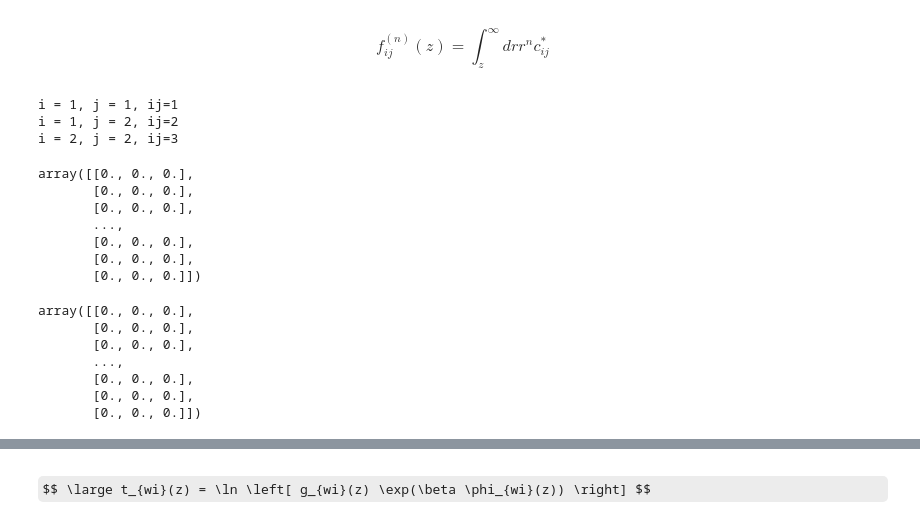
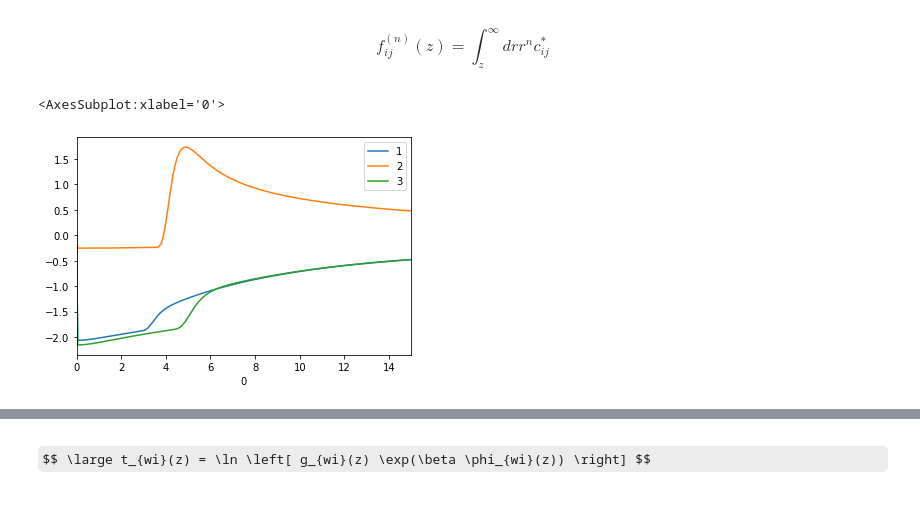
Before and after one commit to Mjboothaus/PhD-Thesis, a Jupyter notebook: notebooks/singlet_kcl.ipynb, the cells around one changed output, grey strips where cells are left out. Cells and saved outputs as stored; diff of their text form; code cells hidden in the pictures; some formulas as TeX source.

```diff
--- a/notebooks/singlet_kcl.ipynb
+++ b/notebooks/singlet_kcl.ipynb
@@ -165,16 +157,6 @@ Not sure what to do here -- maybe run pyOZ for ionic fluid and try using c_{ij}(
 read_render_markdown_file("../docs/equation_3_4.md")
 # %% [output]
 $$ f_{ij}^{(n)}(z) = \int_z^{\infty} dr r^n c_{ij}^{*} $$
-# %%
-ij = 0
-for i in range(1, n_component+1):
-    for j in range(i, n_component+1):
-        ij = ij + 1
-        print(f"i = {i}, j = {j}, ij={ij}")
-# %% [output]
-i = 1, j = 1, ij=1
-i = 1, j = 2, ij=2
-i = 2, j = 2, ij=3
 # %%
 # Assume all of the moments of the short-ranged bulk direct correlation functions to be zero initially
 
@@ -185,0 +168,13 @@ c_short_ij = np.zeros((n_point, n_pair))
+# %%
+# Read in some c(r)
+def load_cr():
+    CR_PATH = "../pyOZ_bulk_fluid/tests/lj_chg/nrcg-cr.dat.orig"
+    cr = pd.read_csv(CR_PATH, header=None, delim_whitespace=True)
+    cr.set_index(0, inplace=True)
+    return cr
+# %%
+cr = load_cr()
+cr.plot(xlim=[0, 15])
+# %% [output]
+<AxesSubplot:xlabel='0'>
+[figure, added]
@@ -198,20 +196,0 @@ def int_z_infty_dr_r2_c_short_ij(c_short_ij, z):
-# %%
-int_z_infty_dr_r_c_short_ij(c_short_ij, z)
-# %% [output]
-array([[0., 0., 0.],
-       [0., 0., 0.],
-       [0., 0., 0.],
-       ...,
-       [0., 0., 0.],
-       [0., 0., 0.],
-       [0., 0., 0.]])
-# %%
-int_z_infty_dr_r2_c_short_ij(c_short_ij, z)
-# %% [output]
-array([[0., 0., 0.],
-       [0., 0., 0.],
-       [0., 0., 0.],
-       ...,
-       [0., 0., 0.],
-       [0., 0., 0.],
-       [0., 0., 0.]])
```
Also changed, not shown: parts of 42 cells of this notebook, 2 other files.
